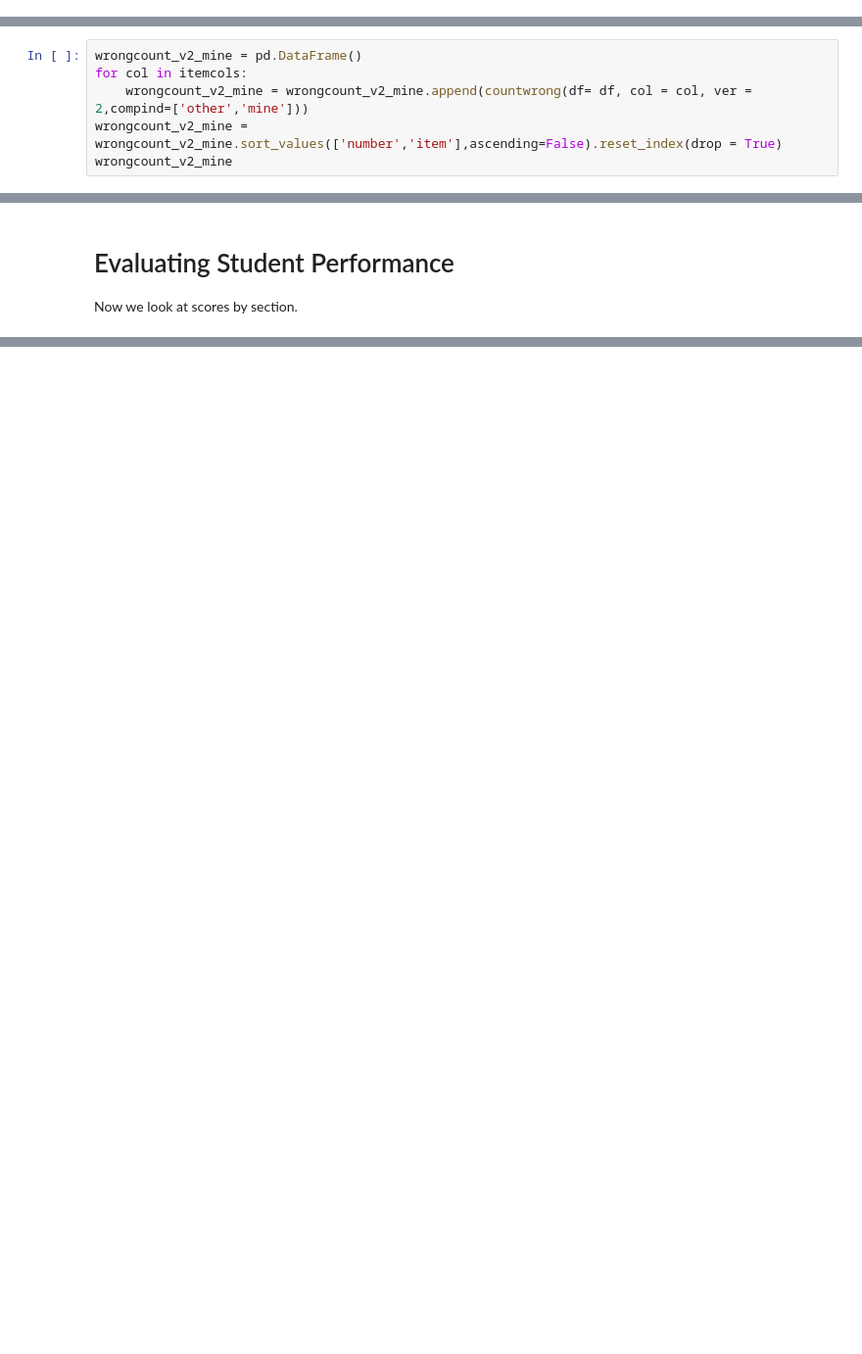
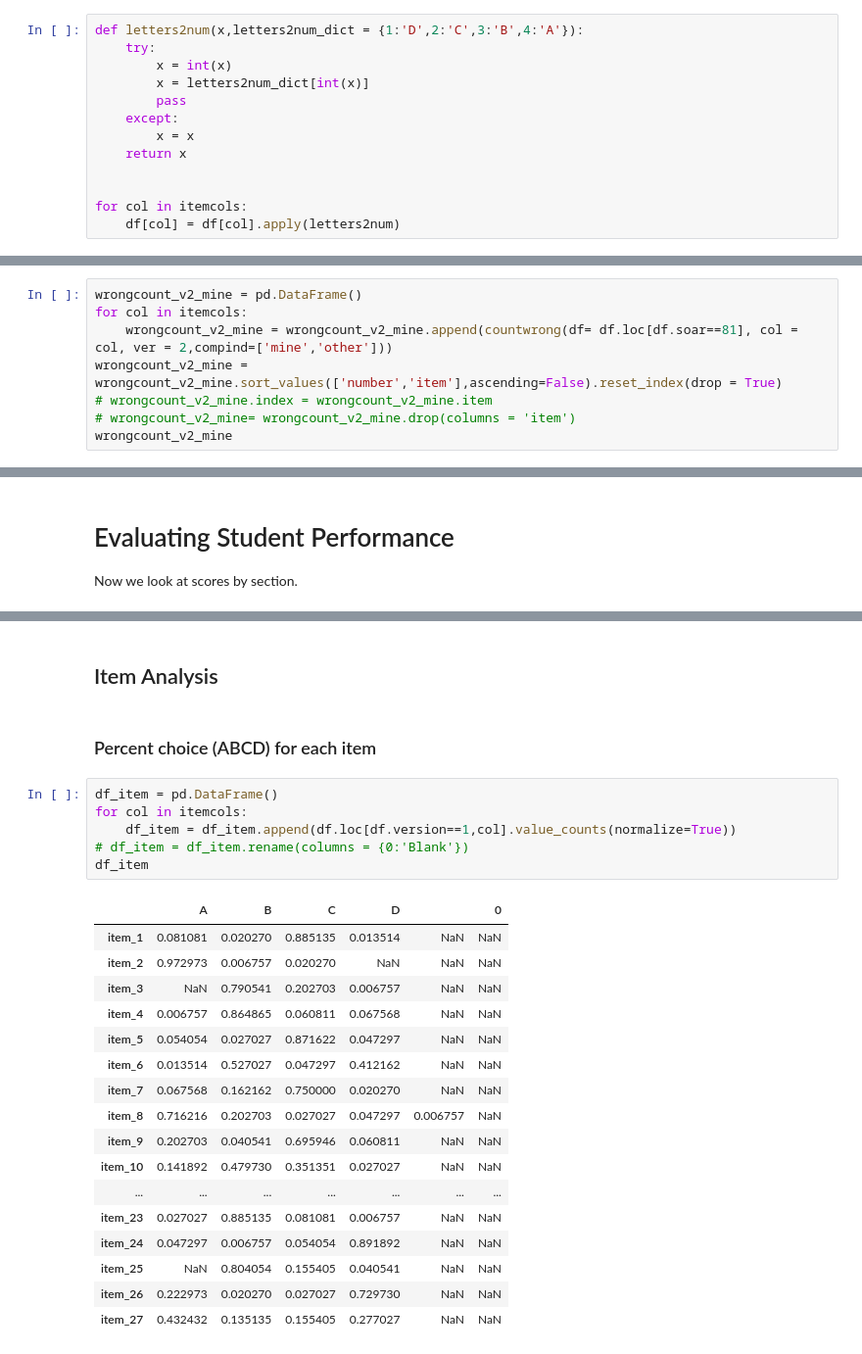
Before and after one commit to cragard/Grading, a Jupyter notebook: Script for cleaning and analyzing 1111 test data fall19ex1.ipynb, the cells around one changed output, grey strips where cells are left out. Shown at 98% size. Cells and saved outputs as stored; diff of their text form; blank space fills up the shorter version.

```diff
--- a/Script for cleaning and analyzing 1111 test data fall19ex1.ipynb
+++ b/Script for cleaning and analyzing 1111 test data fall19ex1.ipynb
@@ -75,6 +79,19 @@ Index(['item_1', 'item_2', 'item_3', 'item_4', 'item_5', 'item_6', 'item_7',
        'item_20', 'item_21', 'item_22', 'item_23', 'item_24', 'item_25',
        'item_26', 'item_27'],
       dtype='object')
+# %%
+def letters2num(x,letters2num_dict = {1:'D',2:'C',3:'B',4:'A'}):
+    try:
+        x = int(x)
+        x = letters2num_dict[int(x)]
+        pass
+    except:
+        x = x
+    return x
+
+
+for col in itemcols:
+    df[col] = df[col].apply(letters2num)
 # %%
 df.soarType.value_counts()
 # %% [output]
@@ -123,8 +116,2 @@ wrongcount_v1_mine
-# %%
-wrongcount_v2_mine = pd.DataFrame()
-for col in itemcols:
-    wrongcount_v2_mine = wrongcount_v2_mine.append(countwrong(df= df, col = col, ver = 2,compind=['other','mine']))
-wrongcount_v2_mine = wrongcount_v2_mine.sort_values(['number','item'],ascending=False).reset_index(drop = True)
-wrongcount_v2_mine
 # %% [markdown]
 ## Sec 81
@@ -130,0 +144,8 @@ wrongcount_v2_mine
+# %%
+wrongcount_v2_mine = pd.DataFrame()
+for col in itemcols:
+    wrongcount_v2_mine = wrongcount_v2_mine.append(countwrong(df= df.loc[df.soar==81], col = col, ver = 2,compind=['mine','other']))
+wrongcount_v2_mine = wrongcount_v2_mine.sort_values(['number','item'],ascending=False).reset_index(drop = True)
+# wrongcount_v2_mine.index = wrongcount_v2_mine.item
+# wrongcount_v2_mine= wrongcount_v2_mine.drop(columns = 'item')
+wrongcount_v2_mine
@@ -238,0 +212,28 @@ df.groupby(['soar']).ncorrect.describe()
+# %% [markdown]
+## Item Analysis
+# %% [markdown]
+### Percent choice (ABCD) for each item
+# %%
+df_item = pd.DataFrame()
+for col in itemcols:
+    df_item = df_item.append(df.loc[df.version==1,col].value_counts(normalize=True))
+# df_item = df_item.rename(columns = {0:'Blank'})
+df_item
+# %% [output]
+|  | A | B | C | D |  | 0 |
+| item_1 | 0.081081 | 0.020270 | 0.885135 | 0.013514 | NaN | NaN |
+| item_2 | 0.972973 | 0.006757 | 0.020270 | NaN | NaN | NaN |
+| item_3 | NaN | 0.790541 | 0.202703 | 0.006757 | NaN | NaN |
+| item_4 | 0.006757 | 0.864865 | 0.060811 | 0.067568 | NaN | NaN |
+| item_5 | 0.054054 | 0.027027 | 0.871622 | 0.047297 | NaN | NaN |
+| item_6 | 0.013514 | 0.527027 | 0.047297 | 0.412162 | NaN | NaN |
+| item_7 | 0.067568 | 0.162162 | 0.750000 | 0.020270 | NaN | NaN |
+| item_8 | 0.716216 | 0.202703 | 0.027027 | 0.047297 | 0.006757 | NaN |
+| item_9 | 0.202703 | 0.040541 | 0.695946 | 0.060811 | NaN | NaN |
+| item_10 | 0.141892 | 0.479730 | 0.351351 | 0.027027 | NaN | NaN |
+| ... | ... | ... | ... | ... | ... | ... |
+| item_23 | 0.027027 | 0.885135 | 0.081081 | 0.006757 | NaN | NaN |
+| item_24 | 0.047297 | 0.006757 | 0.054054 | 0.891892 | NaN | NaN |
+| item_25 | NaN | 0.804054 | 0.155405 | 0.040541 | NaN | NaN |
+| item_26 | 0.222973 | 0.020270 | 0.027027 | 0.729730 | NaN | NaN |
+| item_27 | 0.432432 | 0.135135 | 0.155405 | 0.277027 | NaN | NaN |
```
Also changed, not shown: parts of 25 cells of this notebook, 2 other files.
